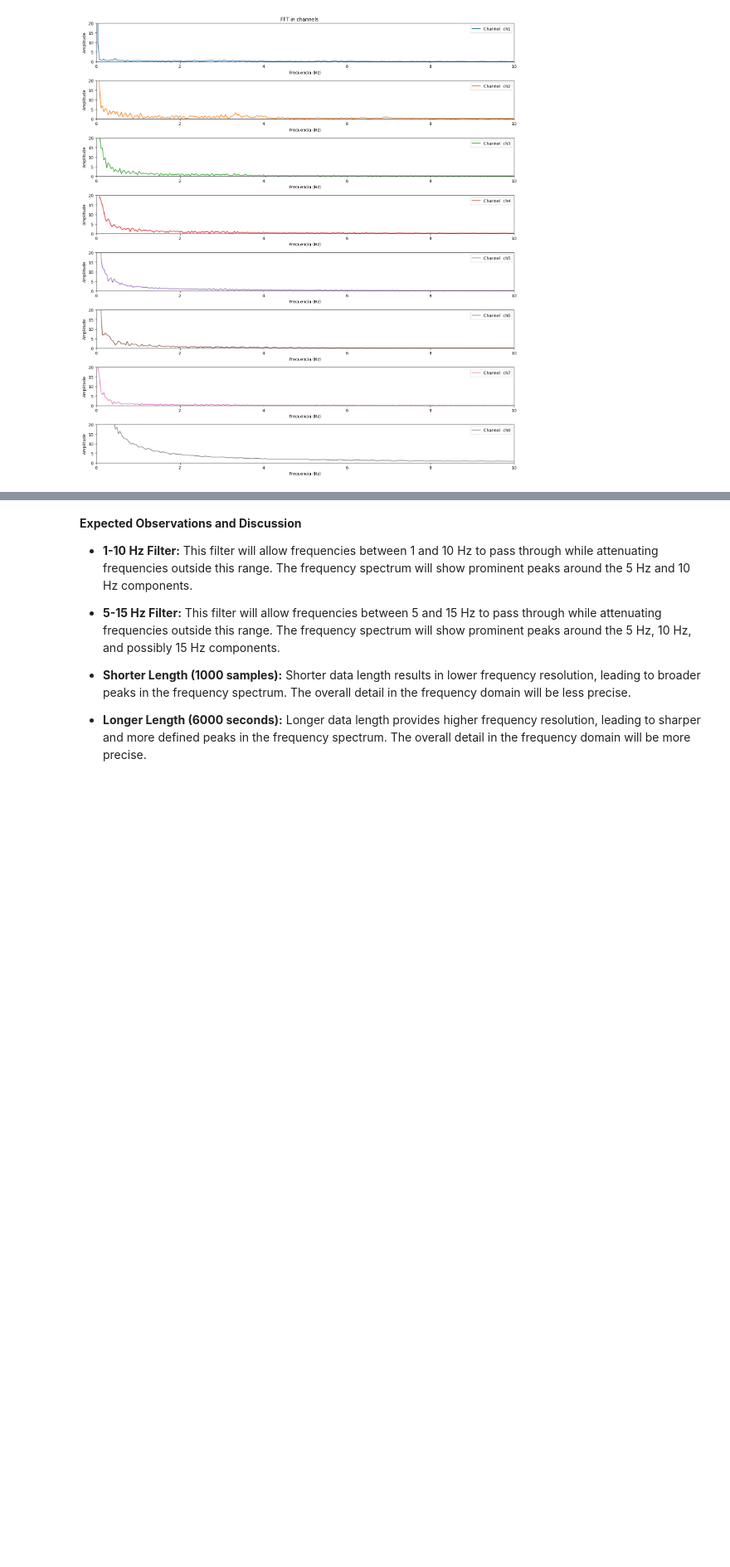
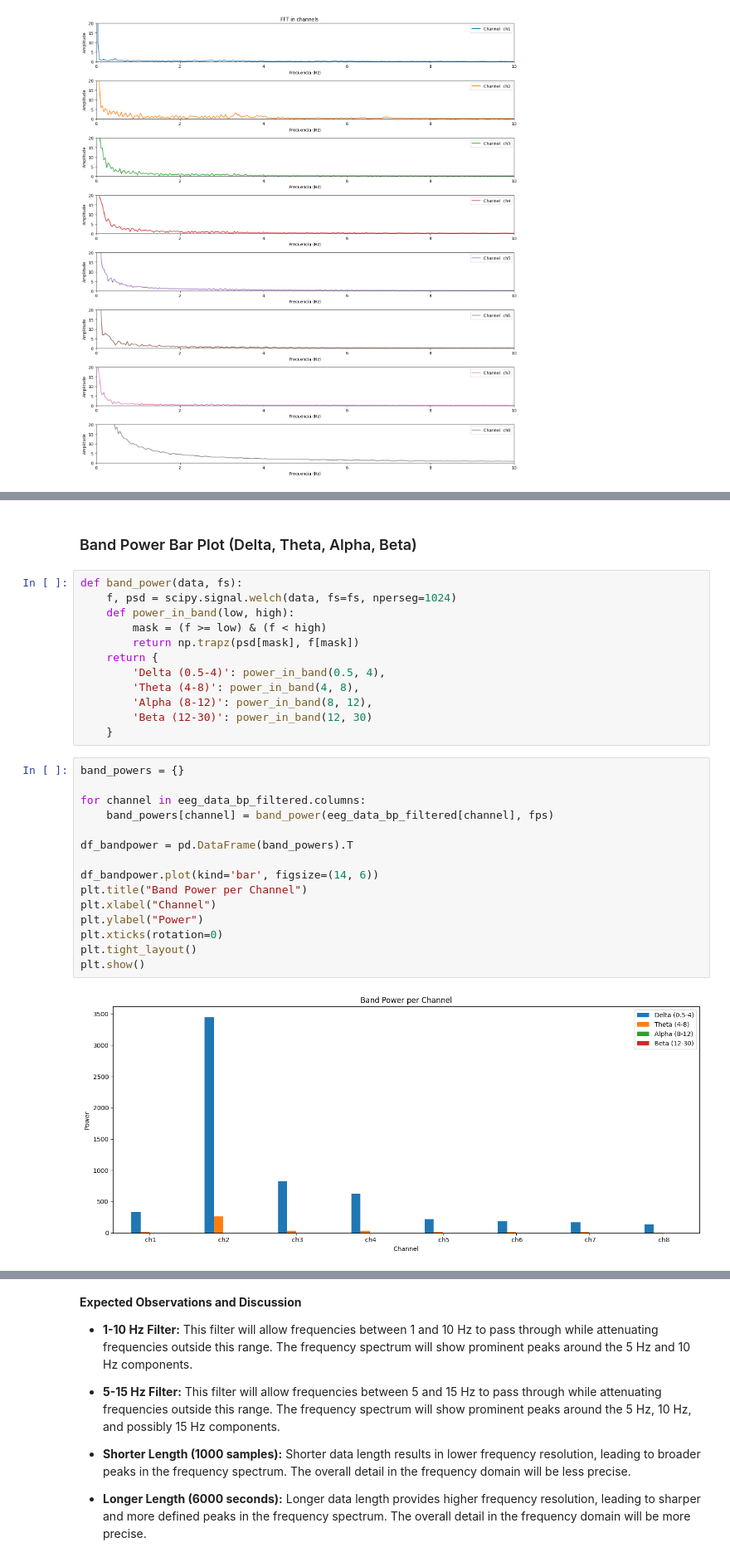
Before and after one commit to darcktyler/EEG_Signal_Processing_FFT_Hilbert_Wavelets, a Jupyter notebook: eeg-signal-processing-analysis-neuroscience.ipynb, the cells around one changed output, grey strips where cells are left out. Shown at 83% size. Drawn from its saved outputs; the diff is of its cells as text; blank space fills up the shorter version.

Commit message:
Kaggle Notebook | EEG_Signal_Processing_Analysis - Neuroscience | Version 2

```diff
--- a/eeg-signal-processing-analysis-neuroscience.ipynb
+++ b/eeg-signal-processing-analysis-neuroscience.ipynb
@@ -367,0 +436,31 @@ plt.show()
+# %% [markdown]
+### Band Power Bar Plot (Delta, Theta, Alpha, Beta)
+# %%
+def band_power(data, fs):
+    f, psd = scipy.signal.welch(data, fs=fs, nperseg=1024)
+    def power_in_band(low, high):
+        mask = (f >= low) & (f < high)
+        return np.trapz(psd[mask], f[mask])
+    return {
+        'Delta (0.5-4)': power_in_band(0.5, 4),
+        'Theta (4-8)': power_in_band(4, 8),
+        'Alpha (8-12)': power_in_band(8, 12),
+        'Beta (12-30)': power_in_band(12, 30)
+    }
+# %%
+band_powers = {}
+
+for channel in eeg_data_bp_filtered.columns:
+    band_powers[channel] = band_power(eeg_data_bp_filtered[channel], fps)
+
+df_bandpower = pd.DataFrame(band_powers).T
+
+df_bandpower.plot(kind='bar', figsize=(14, 6))
+plt.title("Band Power per Channel")
+plt.xlabel("Channel")
+plt.ylabel("Power")
+plt.xticks(rotation=0)
+plt.tight_layout()
+plt.show()
+# %% [output]
+[figure, added]
```
Also changed, not shown: parts of 12 cells of this notebook.
